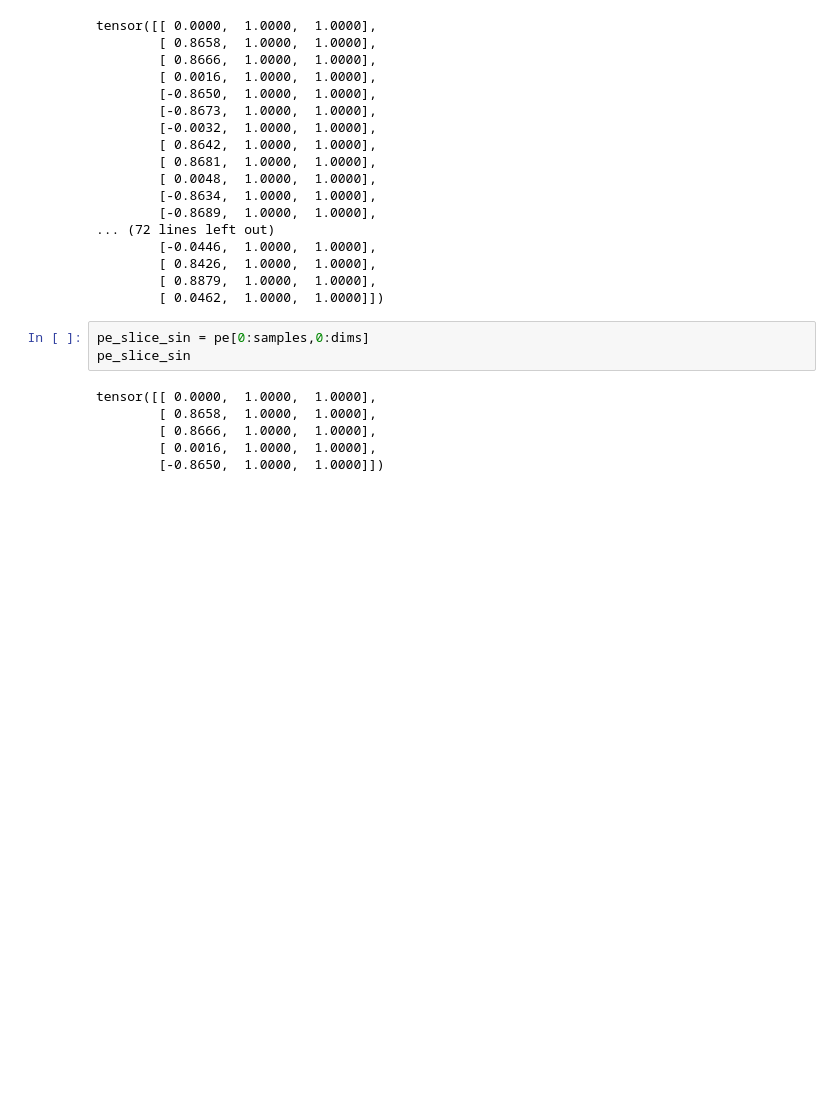
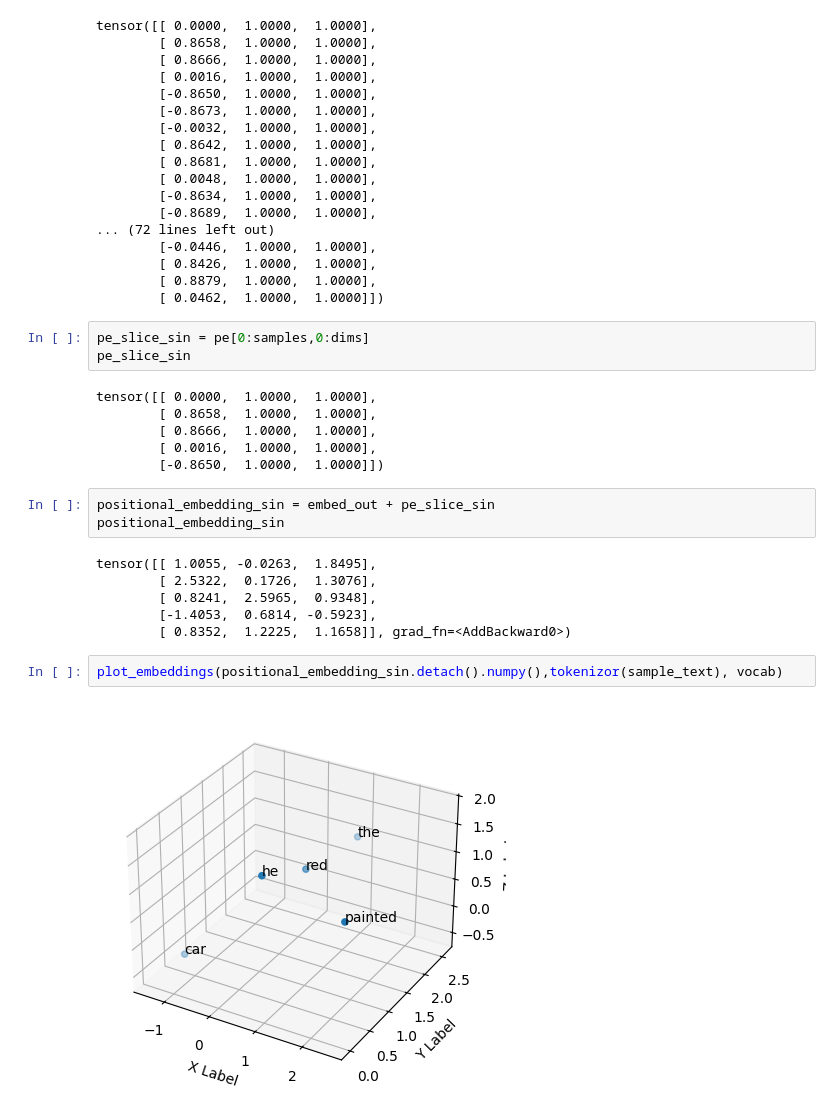
Before and after one commit to VishSeran/transformer-models, a Jupyter notebook: self-attention/build_self-attention-from-scratch.ipynb, the cells around one changed output. Drawn from its saved outputs; the diff is of its cells as text; blank space fills up the shorter version.

Commit message:
modified positional encoding and plotted the plot embeddings

```diff
--- a/self-attention/build_self-attention-from-scratch.ipynb
+++ b/self-attention/build_self-attention-from-scratch.ipynb
@@ -445,3 +445,16 @@ tensor([[ 0.0000,  1.0000,  1.0000],
         [ 0.8666,  1.0000,  1.0000],
         [ 0.0016,  1.0000,  1.0000],
         [-0.8650,  1.0000,  1.0000]])
+# %%
+positional_embedding_sin = embed_out + pe_slice_sin
+positional_embedding_sin
+# %% [output]
+tensor([[ 1.0055, -0.0263,  1.8495],
+        [ 2.5322,  0.1726,  1.3076],
+        [ 0.8241,  2.5965,  0.9348],
+        [-1.4053,  0.6814, -0.5923],
+        [ 0.8352,  1.2225,  1.1658]], grad_fn=<AddBackward0>)
+# %%
+plot_embeddings(positional_embedding_sin.detach().numpy(),tokenizor(sample_text), vocab)
+# %% [output]
+[figure, added]
```
